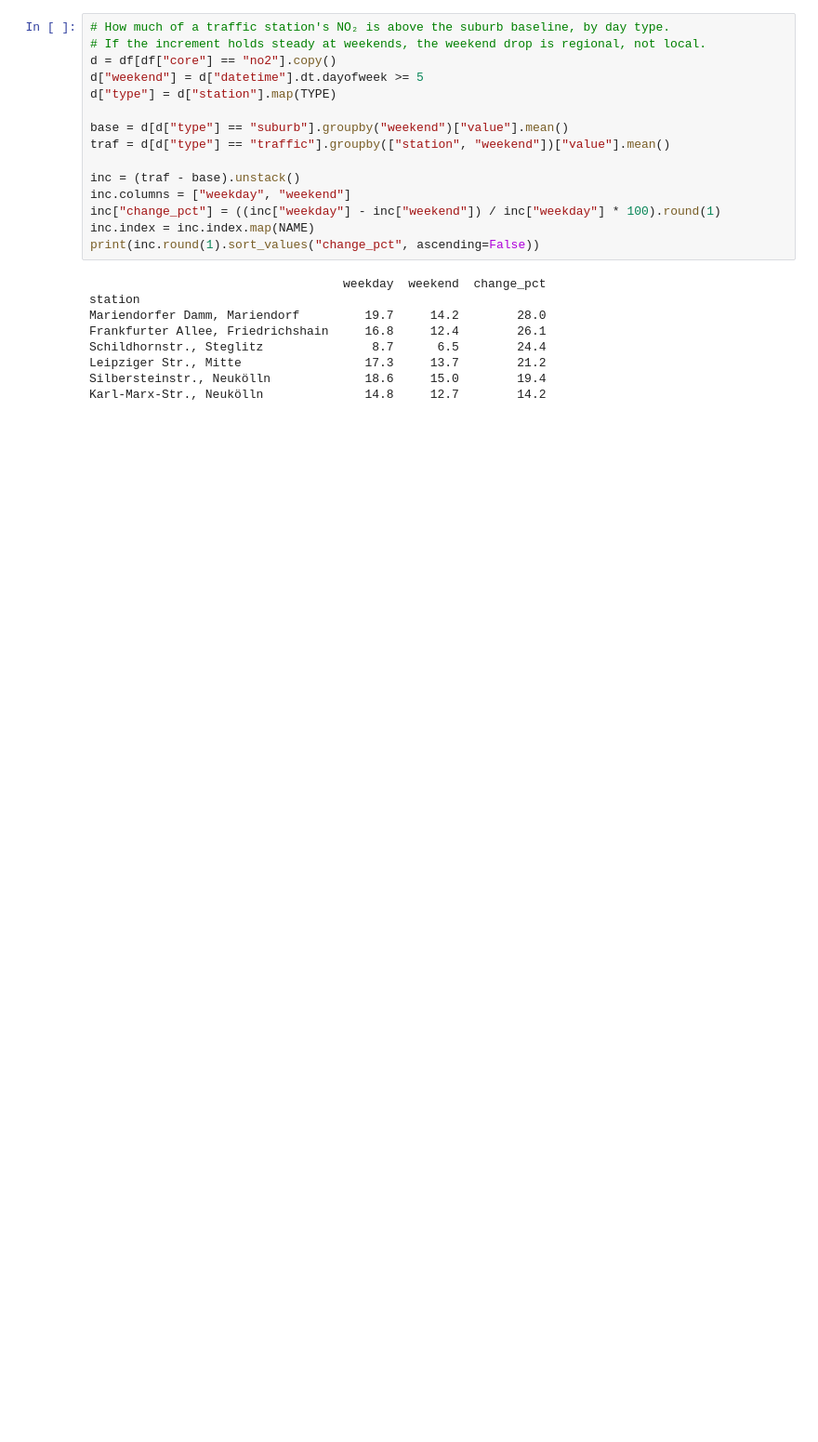
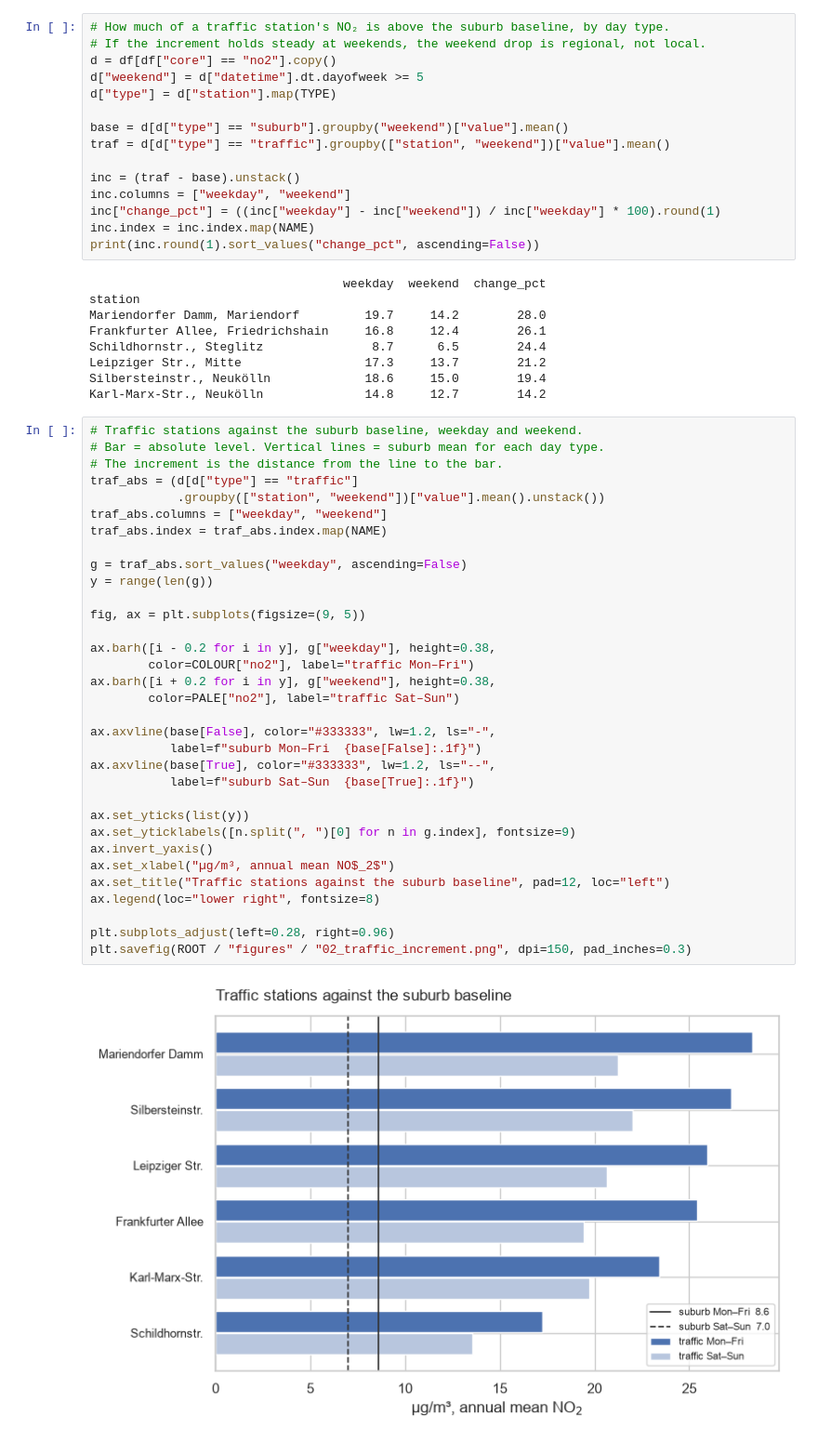
Before and after one commit to petrakuhnle/Air_Quality_Project, a Jupyter notebook: notebooks/02_peak_hours.ipynb, the cells around one changed output. Shown at 93% size. Drawn from its saved outputs; the diff is of its cells as text; blank space fills up the shorter version.

```diff
--- a/notebooks/02_peak_hours.ipynb
+++ b/notebooks/02_peak_hours.ipynb
@@ -336,6 +336,41 @@ Schildhornstr., Steglitz               8.7      6.5        24.4
 Leipziger Str., Mitte                 17.3     13.7        21.2
 Silbersteinstr., Neukölln             18.6     15.0        19.4
 Karl-Marx-Str., Neukölln              14.8     12.7        14.2
+# %%
+# Traffic stations against the suburb baseline, weekday and weekend.
+# Bar = absolute level. Vertical lines = suburb mean for each day type.
+# The increment is the distance from the line to the bar.
+traf_abs = (d[d["type"] == "traffic"]
+            .groupby(["station", "weekend"])["value"].mean().unstack())
+traf_abs.columns = ["weekday", "weekend"]
+traf_abs.index = traf_abs.index.map(NAME)
+
+g = traf_abs.sort_values("weekday", ascending=False)
+y = range(len(g))
+
+fig, ax = plt.subplots(figsize=(9, 5))
+
+ax.barh([i - 0.2 for i in y], g["weekday"], height=0.38,
+        color=COLOUR["no2"], label="traffic Mon–Fri")
+ax.barh([i + 0.2 for i in y], g["weekend"], height=0.38,
+        color=PALE["no2"], label="traffic Sat–Sun")
+
+ax.axvline(base[False], color="#333333", lw=1.2, ls="-",
+           label=f"suburb Mon–Fri  {base[False]:.1f}")
+ax.axvline(base[True], color="#333333", lw=1.2, ls="--",
+           label=f"suburb Sat–Sun  {base[True]:.1f}")
+
+ax.set_yticks(list(y))
+ax.set_yticklabels([n.split(", ")[0] for n in g.index], fontsize=9)
+ax.invert_yaxis()
+ax.set_xlabel("µg/m³, annual mean NO$_2$")
+ax.set_title("Traffic stations against the suburb baseline", pad=12, loc="left")
+ax.legend(loc="lower right", fontsize=8)
+
+plt.subplots_adjust(left=0.28, right=0.96)
+plt.savefig(ROOT / "figures" / "02_traffic_increment.png", dpi=150, pad_inches=0.3)
+# %% [output]
+[figure, added]
 # %% [markdown]
 ## Findings
 
```
Also changed, not shown: parts of 1 cell of this notebook, 3 other files.
